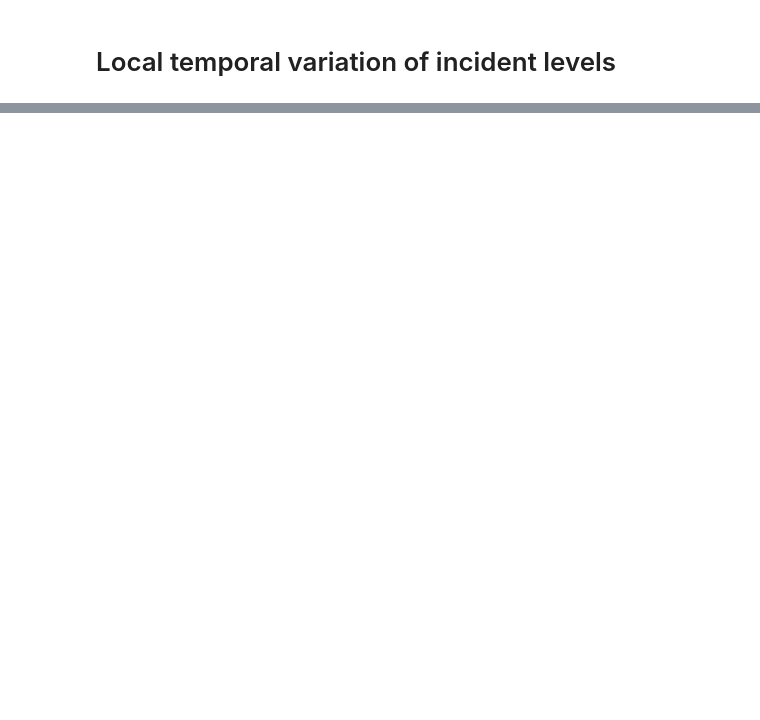
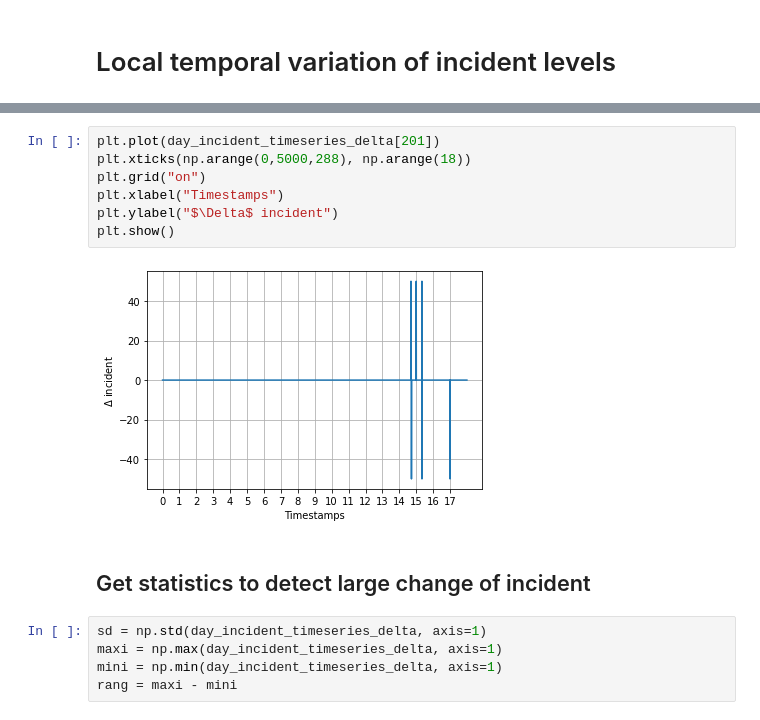
Before and after one commit to jingyan-li/TrafficForecastUnetInterpret-Python, a Jupyter notebook: eda/IncidentLevel.ipynb, the cells around one changed output, grey strips where cells are left out. Drawn from its saved outputs; the diff is of its cells as text; blank space fills up the shorter version.

```diff
--- a/eda/IncidentLevel.ipynb
+++ b/eda/IncidentLevel.ipynb
@@ -141,0 +206,16 @@ df.sort_values("percent", ascending=False)
+# %%
+plt.plot(day_incident_timeseries_delta[201])
+plt.xticks(np.arange(0,5000,288), np.arange(18))
+plt.grid("on")
+plt.xlabel("Timestamps")
+plt.ylabel("$\Delta$ incident")
+plt.show()
+# %% [output]
+[figure, added]
+# %% [markdown]
+## Get statistics to detect large change of incident
+# %%
+sd = np.std(day_incident_timeseries_delta, axis=1)
+maxi = np.max(day_incident_timeseries_delta, axis=1)
+mini = np.min(day_incident_timeseries_delta, axis=1)
+rang = maxi - mini
```
Also changed, not shown: parts of 23 cells of this notebook, 1 other file.
